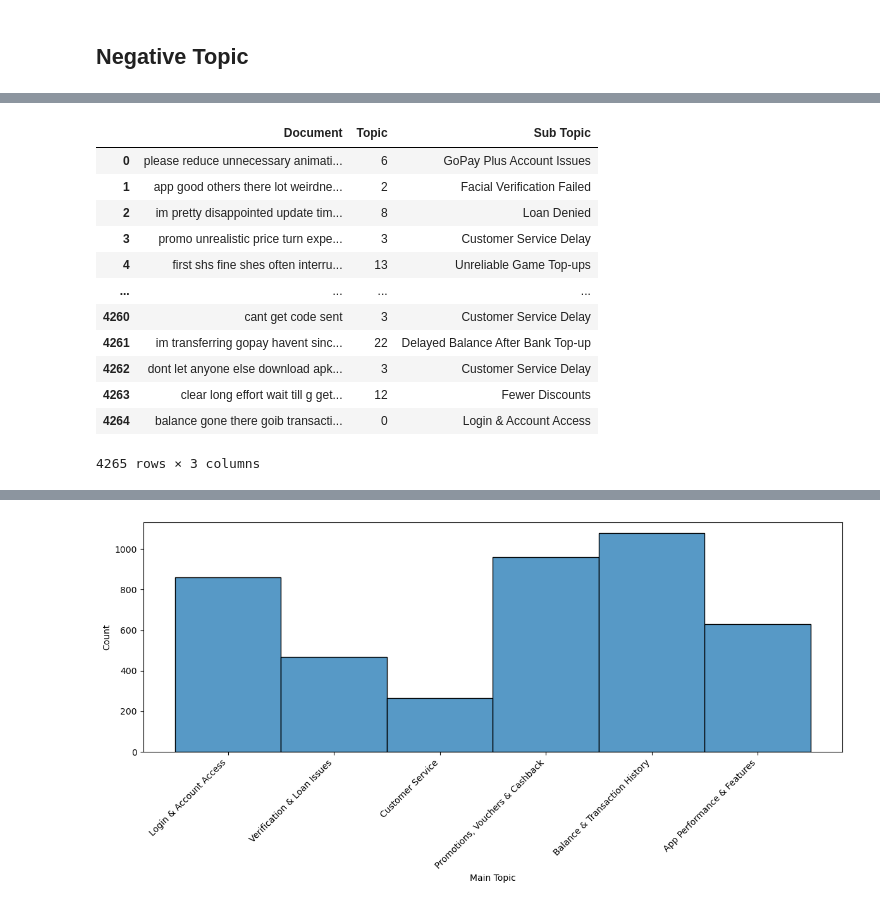
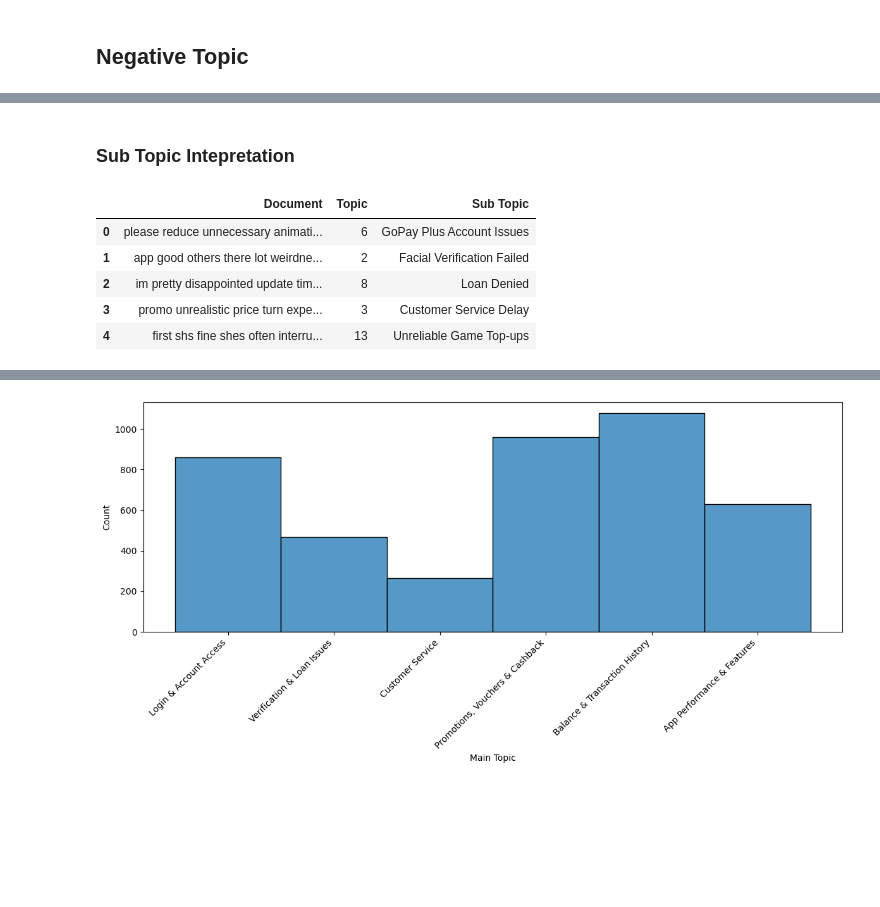
Before and after one commit to WayanArdike/gopay, a Jupyter notebook: study-case-gopay.ipynb, the cells around one changed output, grey strips where cells are left out. Drawn from its saved outputs; the diff is of its cells as text; code cells hidden in the pictures; blank space fills up the shorter version.

```diff
--- a/study-case-gopay.ipynb
+++ b/study-case-gopay.ipynb
@@ -408,30 +443,25 @@ negative_info
 | 22 | 22 | 82 | 22_pay_pay bill_ive never_loan | [pay, pay bill, ive never, loan, ... | [gopay later account hasnt blocke... |
 | 23 | 23 | 75 | 23_cheap_price_token_discount | [cheap, price, token, discount, a... | [useful cheap, cheap cheap cheap ... |
 | 24 | 24 | 5 | 24_uh_every_good_game | [uh, every, good, game, like, app... | [uh uh uh uh uh uh uh uh uh uh uh... |
+# %% [markdown]
+### Sub Topic Intepretation
 # %%
 negative_topic.set_topic_labels({
     0: "Login & Account Access", 1: "Balance Not Credited", 2: "Facial Verification Failed", 3: "Customer Service Delay",4: "App Performance Issues",
     5: "Promo Voucher Failure", 6: "GoPay Plus Account Issues", 7: "Balance Cuts & Missing Top-ups",8: "Loan Denied", 9: "App Bugs & Errors",
     10: "Promo & Gift Frustration", 11: "Connectivity & Chat Issues", 12: "Fewer Discounts", 13: "Unreliable Game Top-ups", 14: "Balance Deducted Without Funds",
     15: "Delayed Bank Transfers", 16: "Missing Cashback/Promo", 17: "Cannot Claim Gifts/Promo", 18: "Top-up Deducted, Not Credited", 19: "Recent Top-ups Not Reflected",
     20: "Account Access Problems", 21: "Mandatory App Update Blocks Login", 22: "Delayed Balance After Bank Top-up", 23: "Payment/Service Access Blocked", 24: "Update Prompts & Intrusive Ads"
 })
 
 negative_info = negative_topic.get_document_info(negative)
 negative_info["Sub Topic"] = negative_info["CustomName"]
 negative_info = negative_info[["Document","Topic", "Sub Topic"]]
-negative_info
+negative_info.head()
 # %% [output]
 |  | Document | Topic | Sub Topic |
 | 0 | please reduce unnecessary animati... | 6 | GoPay Plus Account Issues |
 | 1 | app good others there lot weirdne... | 2 | Facial Verification Failed |
 | 2 | im pretty disappointed update tim... | 8 | Loan Denied |
 | 3 | promo unrealistic price turn expe... | 3 | Customer Service Delay |
 | 4 | first shs fine shes often interru... | 13 | Unreliable Game Top-ups |
-| ... | ... | ... | ... |
-| 4260 | cant get code sent | 3 | Customer Service Delay |
-| 4261 | im transferring gopay havent sinc... | 22 | Delayed Balance After Bank Top-up |
-| 4262 | dont let anyone else download apk... | 3 | Customer Service Delay |
-| 4263 | clear long effort wait till g get... | 12 | Fewer Discounts |
-| 4264 | balance gone there goib transacti... | 0 | Login & Account Access |
-4265 rows × 3 columns
```
Also changed, not shown: parts of 27 cells of this notebook.
